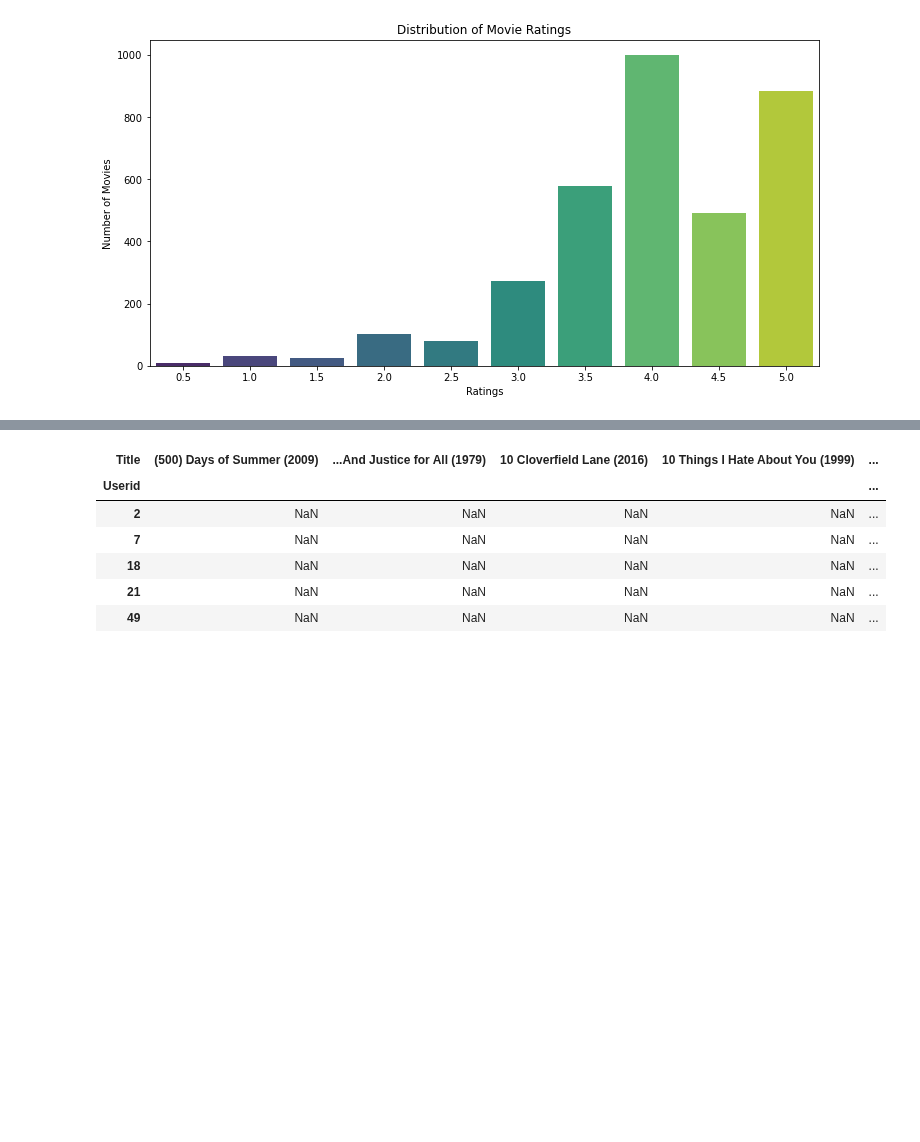
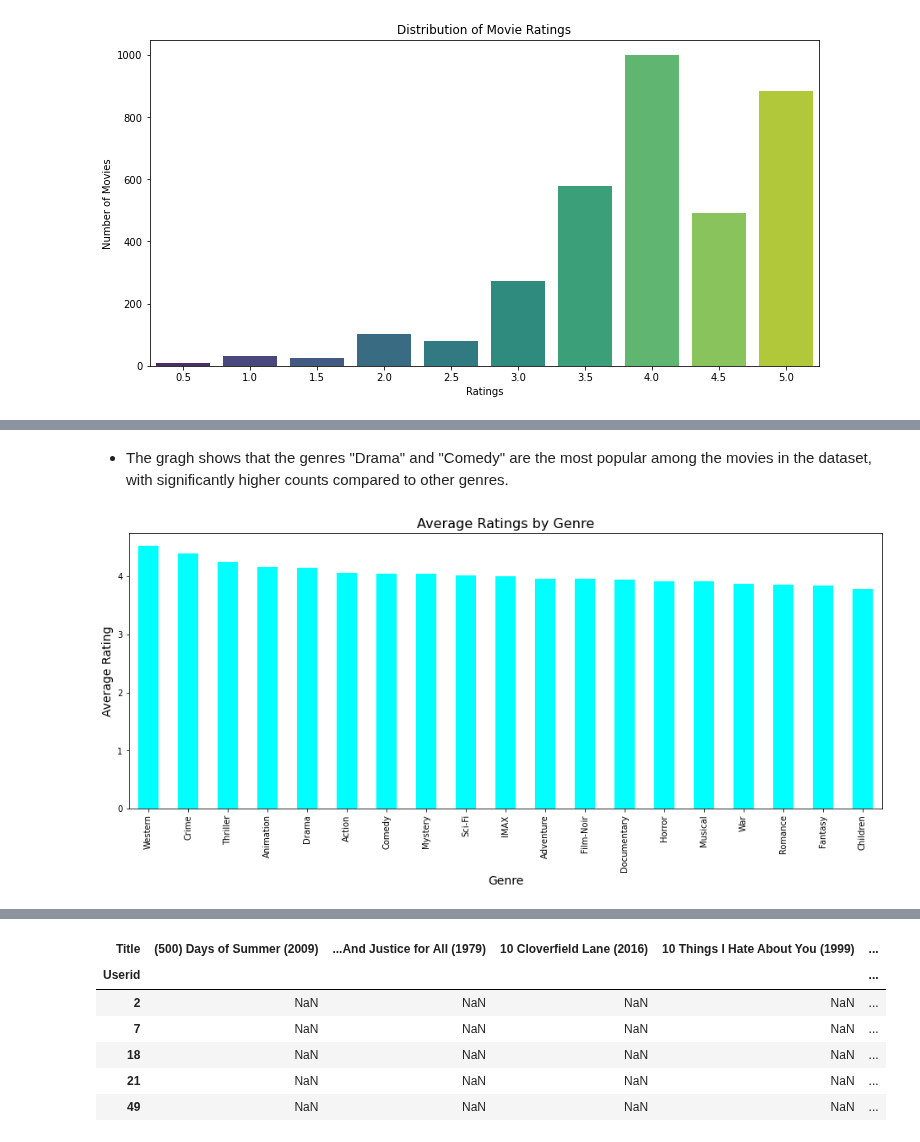
Before and after one commit to ruth-kitasi/Movielens-Recommendation-System, a Jupyter notebook: index.ipynb, the cells around one changed output, grey strips where cells are left out. Drawn from its saved outputs; the diff is of its cells as text; code cells hidden in the pictures; blank space fills up the shorter version.

```diff
--- a/index.ipynb
+++ b/index.ipynb
@@ -609,0 +709,16 @@ plot_rating_distribution(Movies_df)  # Display the rating distribution plot
+# %% [markdown]
+* The gragh shows that the genres "Drama" and "Comedy" are the most popular among the movies in the dataset, with significantly higher counts compared to other genres.
+# %%
+# Split genres and calculate average ratings for each genre
+Movies_df['Genres_split'] = Movies_df['Genres'].str.split('|')
+genres_ratings = Movies_df.explode('Genres_split').groupby('Genres_split')['Rating'].mean()
+
+# Create a bar plot
+plt.figure(figsize=(16, 6))
+genres_ratings.sort_values(ascending=False).plot(kind='bar', color='cyan')
+plt.title('Average Ratings by Genre', fontsize=16)
+plt.xlabel('Genre', fontsize=14)
+plt.ylabel('Average Rating', fontsize=14)
+plt.show()
+# %% [output]
+[figure, added]
```
Also changed, not shown: parts of 66 cells of this notebook.
